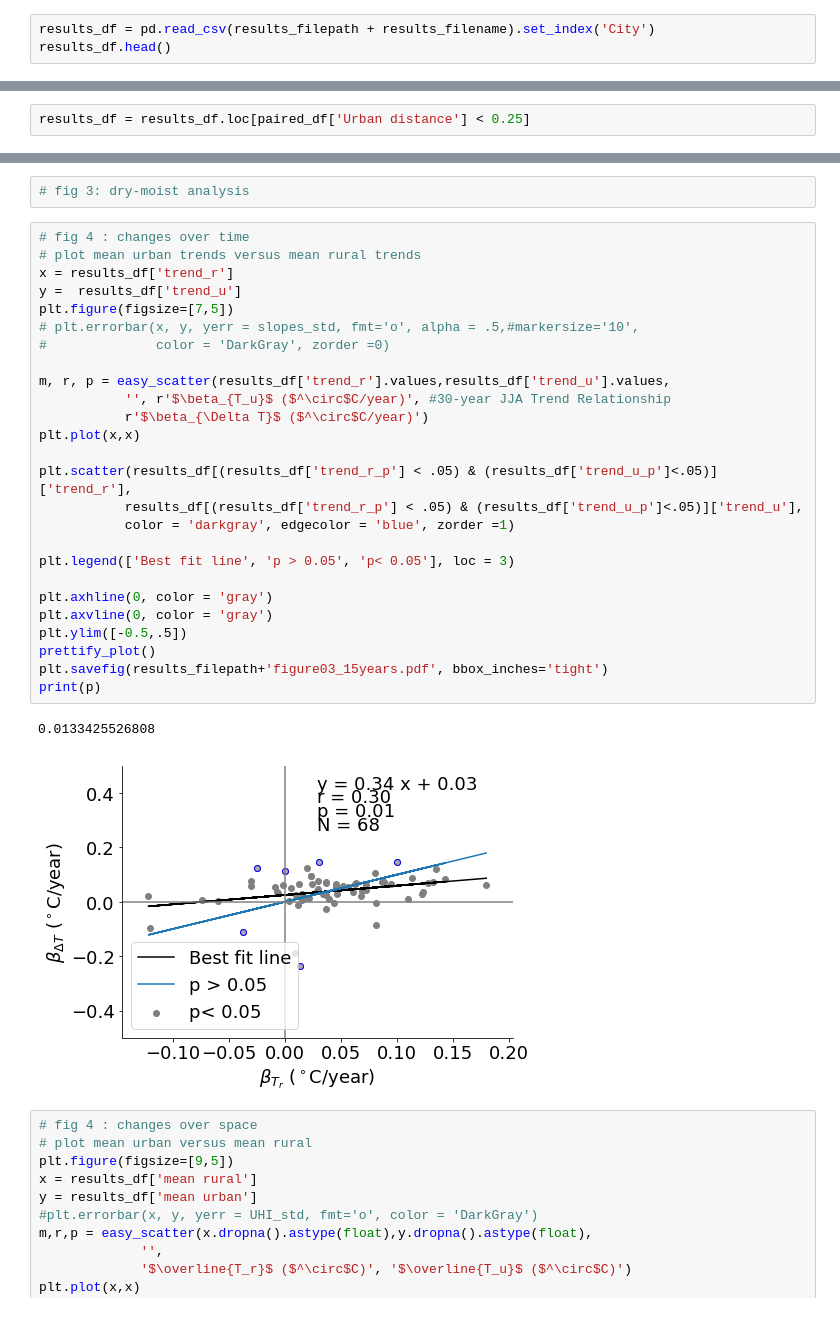
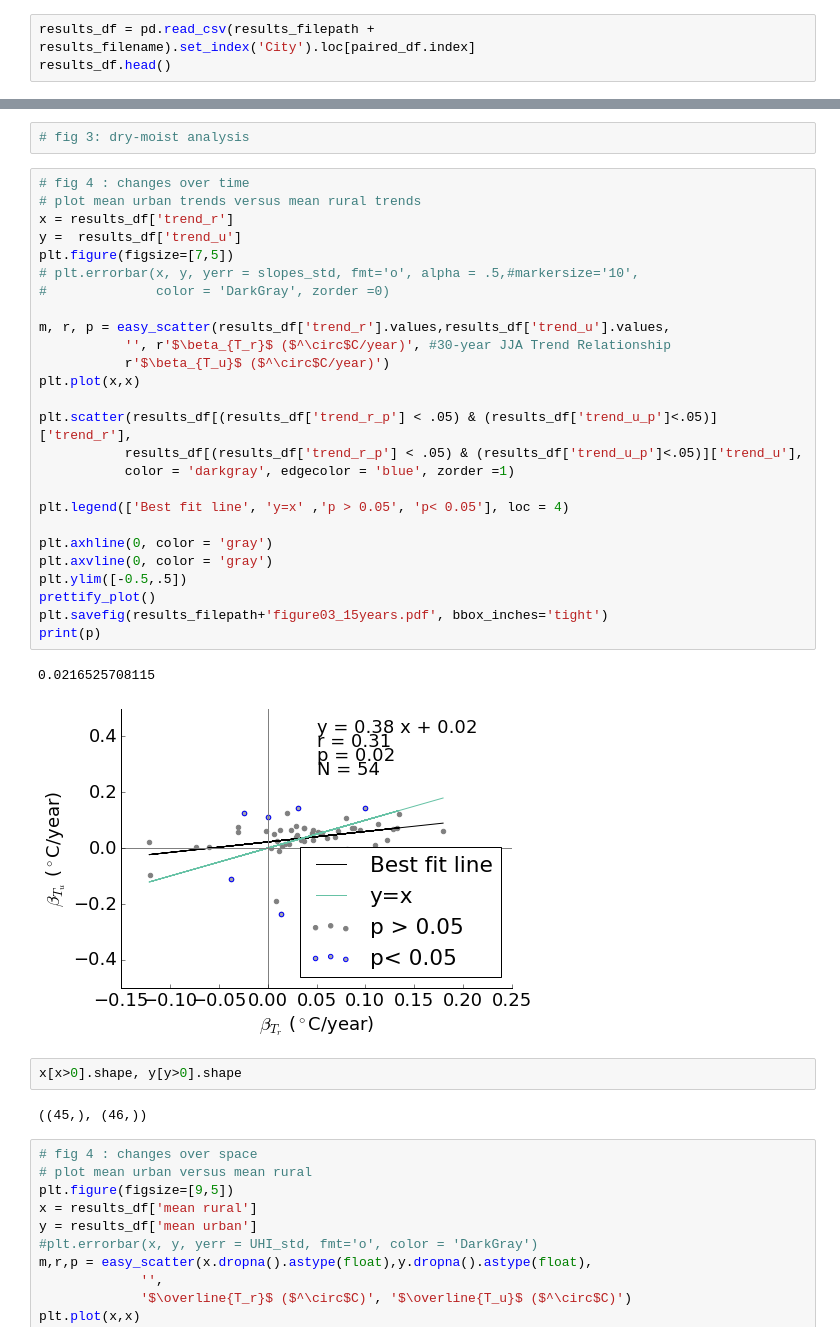
Before and after one commit to gottscott/heat, a Jupyter notebook: PaperFigures.ipynb, the cells around one changed output, grey strips where cells are left out. Saved outputs shown, nothing was run; the diff lists cells and outputs as text.

Commit message:
fixed significance plotting

```diff
--- a/PaperFigures.ipynb
+++ b/PaperFigures.ipynb
@@ -644,7 +658,7 @@ by implicitly taking the mean.  Use .resample(...).mean() instead
   daily_index = element_df.resample('D').index.copy()
 ... (97 outputs left out)
 # %%
-results_df = pd.read_csv(results_filepath + results_filename).set_index('City')
+results_df = pd.read_csv(results_filepath + results_filename).set_index('City').loc[paired_df.index]
 results_df.head()
 # %% [output]
 |  | slope | r | pvalueWald | pvalueT | anom_slope | anom_r | anom_pvalueWald | anom_pvalueT | mean UHI | ... |
@@ -662,2 +671,0 @@ results_df.head()
-# %%
-results_df = results_df.loc[paired_df['Urban distance'] < 0.25]
@@ -1095,32 +1128,36 @@ plt.savefig(results_filepath+ 'avg_hw_map.pdf', bbox_inches='tight')
 # %%
 # fig 4 : changes over time
 # plot mean urban trends versus mean rural trends
 x = results_df['trend_r']
 y =  results_df['trend_u']
 plt.figure(figsize=[7,5])
 # plt.errorbar(x, y, yerr = slopes_std, fmt='o', alpha = .5,#markersize='10',
 #              color = 'DarkGray', zorder =0)
 
 m, r, p = easy_scatter(results_df['trend_r'].values,results_df['trend_u'].values,
-           '', r'$\beta_{T_u}$ ($^\circ$C/year)', #30-year JJA Trend Relationship
-           r'$\beta_{\Delta T}$ ($^\circ$C/year)')
+           '', r'$\beta_{T_r}$ ($^\circ$C/year)', #30-year JJA Trend Relationship
+           r'$\beta_{T_u}$ ($^\circ$C/year)')
 plt.plot(x,x)
 
 plt.scatter(results_df[(results_df['trend_r_p'] < .05) & (results_df['trend_u_p']<.05)]['trend_r'],
            results_df[(results_df['trend_r_p'] < .05) & (results_df['trend_u_p']<.05)]['trend_u'],
            color = 'darkgray', edgecolor = 'blue', zorder =1)
 
-plt.legend(['Best fit line', 'p > 0.05', 'p< 0.05'], loc = 3)
+plt.legend(['Best fit line', 'y=x' ,'p > 0.05', 'p< 0.05'], loc = 4)
 
 plt.axhline(0, color = 'gray')
 plt.axvline(0, color = 'gray')
 plt.ylim([-0.5,.5])
 prettify_plot()
 plt.savefig(results_filepath+'figure03_15years.pdf', bbox_inches='tight')
 print(p)
 # %% [output]
-0.0133425526808
+0.0216525708115
-[figure, old version]
+[figure, new version]
+# %%
+x[x>0].shape, y[y>0].shape
+# %% [output]
+((45,), (46,))
 # %%
 # fig 4 : changes over space
 # plot mean urban versus mean rural
```
Also changed, not shown: parts of 17 cells of this notebook, 2 other files.
